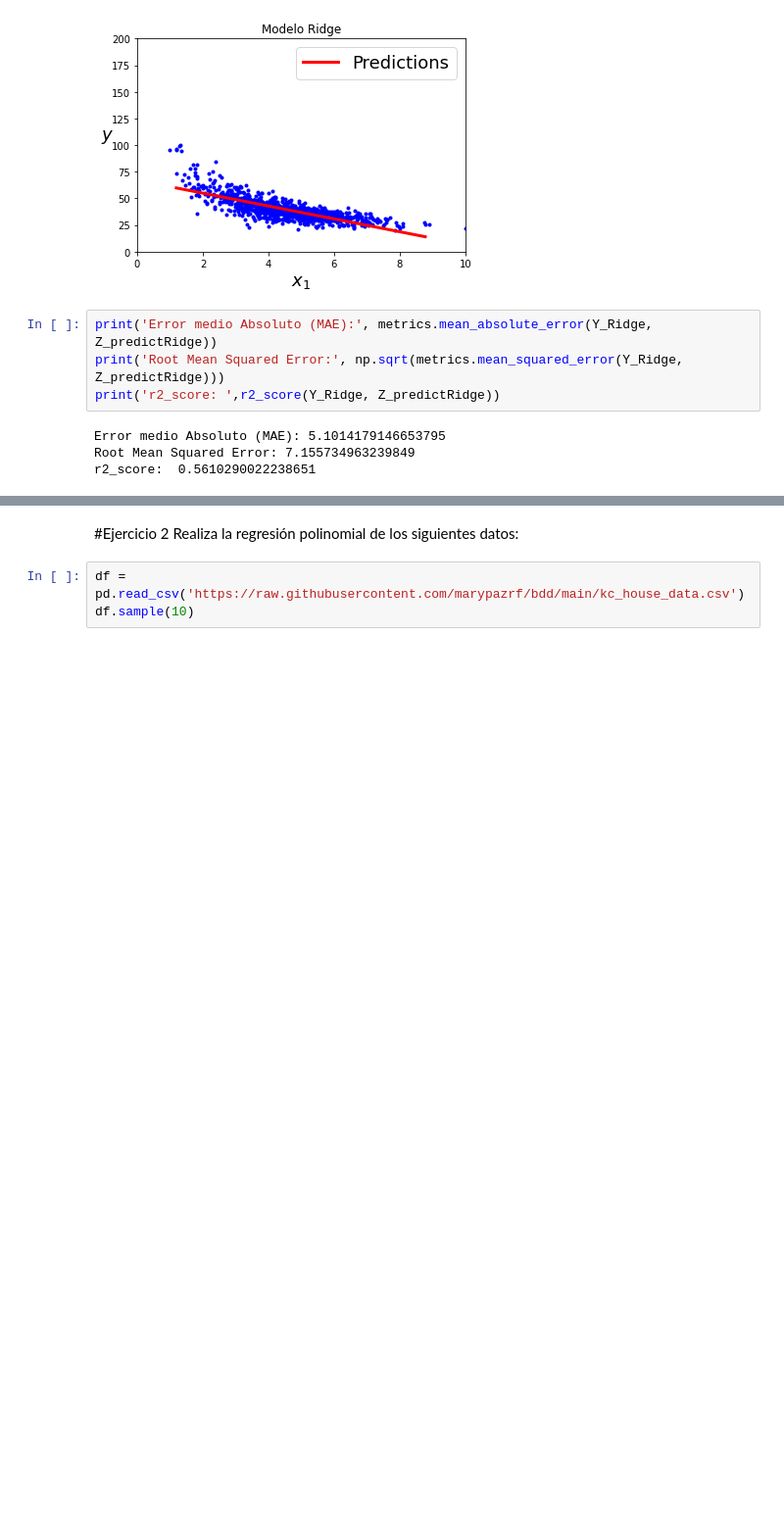
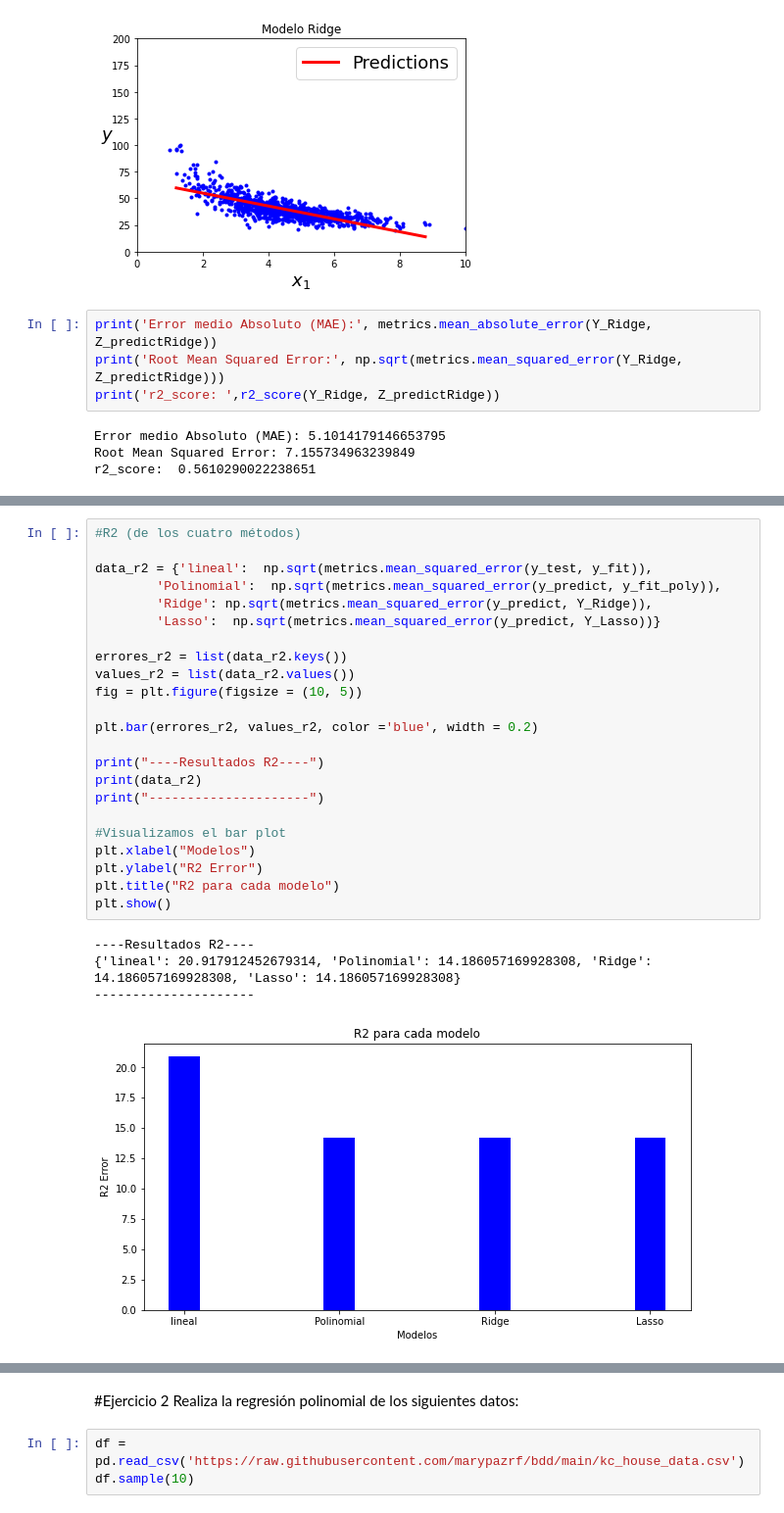
Before and after one commit to PosgradoMNA/actividades-de-aprendizaje-JulioperezA01793880, a Jupyter notebook: JulioperezA01793880_Regresion_lineal_polinomial.ipynb, the cells around one changed output, grey strips where cells are left out. Shown at 98% size. Cells and saved outputs as stored; diff of their text form; blank space fills up the shorter version.

```diff
--- a/JulioperezA01793880_Regresion_lineal_polinomial.ipynb
+++ b/JulioperezA01793880_Regresion_lineal_polinomial.ipynb
@@ -485,0 +540,28 @@ NameError: ignored
+# %%
+#R2 (de los cuatro métodos)
+
+data_r2 = {'lineal':  np.sqrt(metrics.mean_squared_error(y_test, y_fit)),
+        'Polinomial':  np.sqrt(metrics.mean_squared_error(y_predict, y_fit_poly)),
+        'Ridge': np.sqrt(metrics.mean_squared_error(y_predict, Y_Ridge)),
+        'Lasso':  np.sqrt(metrics.mean_squared_error(y_predict, Y_Lasso))}
+
+errores_r2 = list(data_r2.keys())
+values_r2 = list(data_r2.values())
+fig = plt.figure(figsize = (10, 5))
+
+plt.bar(errores_r2, values_r2, color ='blue', width = 0.2)
+
+print("----Resultados R2----")
+print(data_r2)
+print("---------------------")
+
+#Visualizamos el bar plot
+plt.xlabel("Modelos")
+plt.ylabel("R2 Error")
+plt.title("R2 para cada modelo")
+plt.show()
+# %% [output]
+----Resultados R2----
+{'lineal': 20.917912452679314, 'Polinomial': 14.186057169928308, 'Ridge': 14.186057169928308, 'Lasso': 14.186057169928308}
+---------------------
+[figure, added]
```
Also changed, not shown: parts of 34 cells of this notebook.
